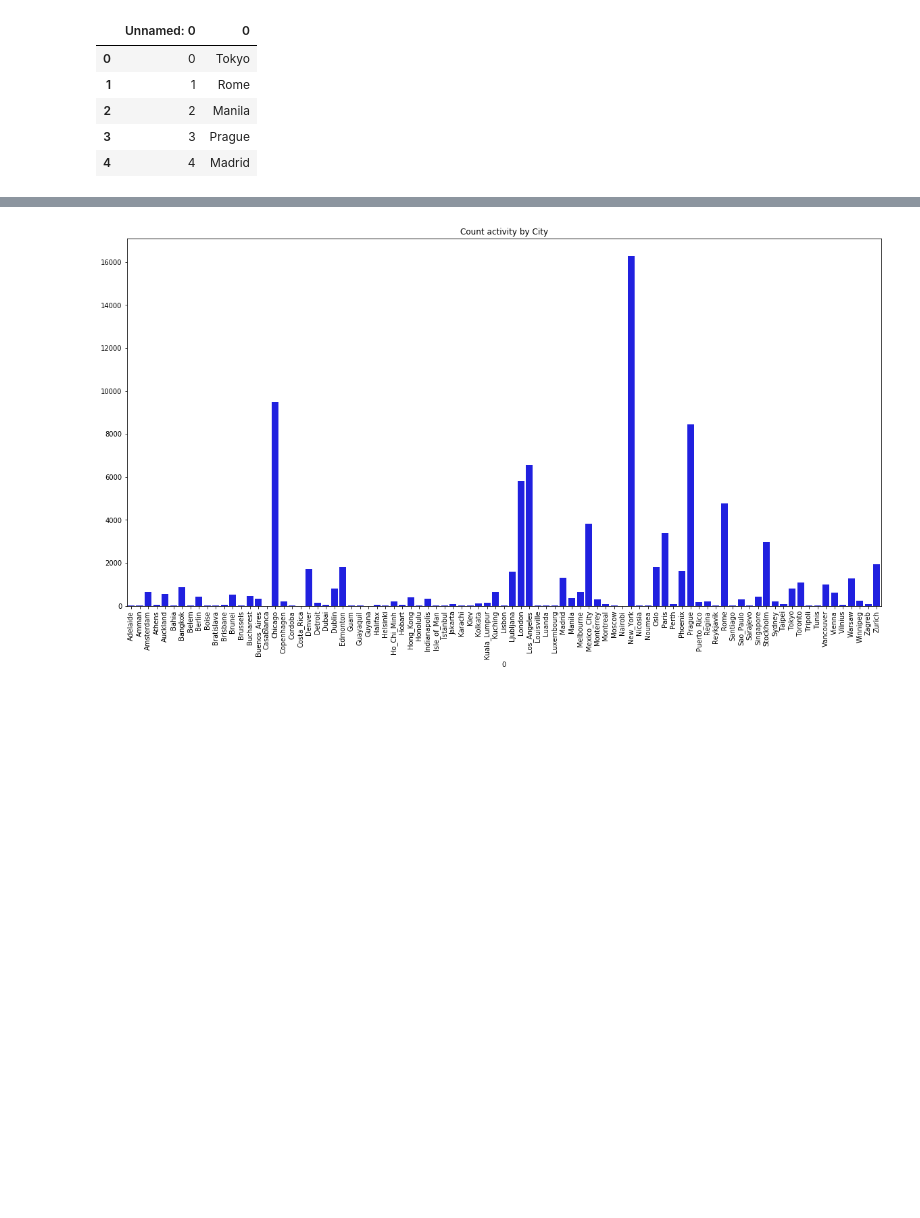
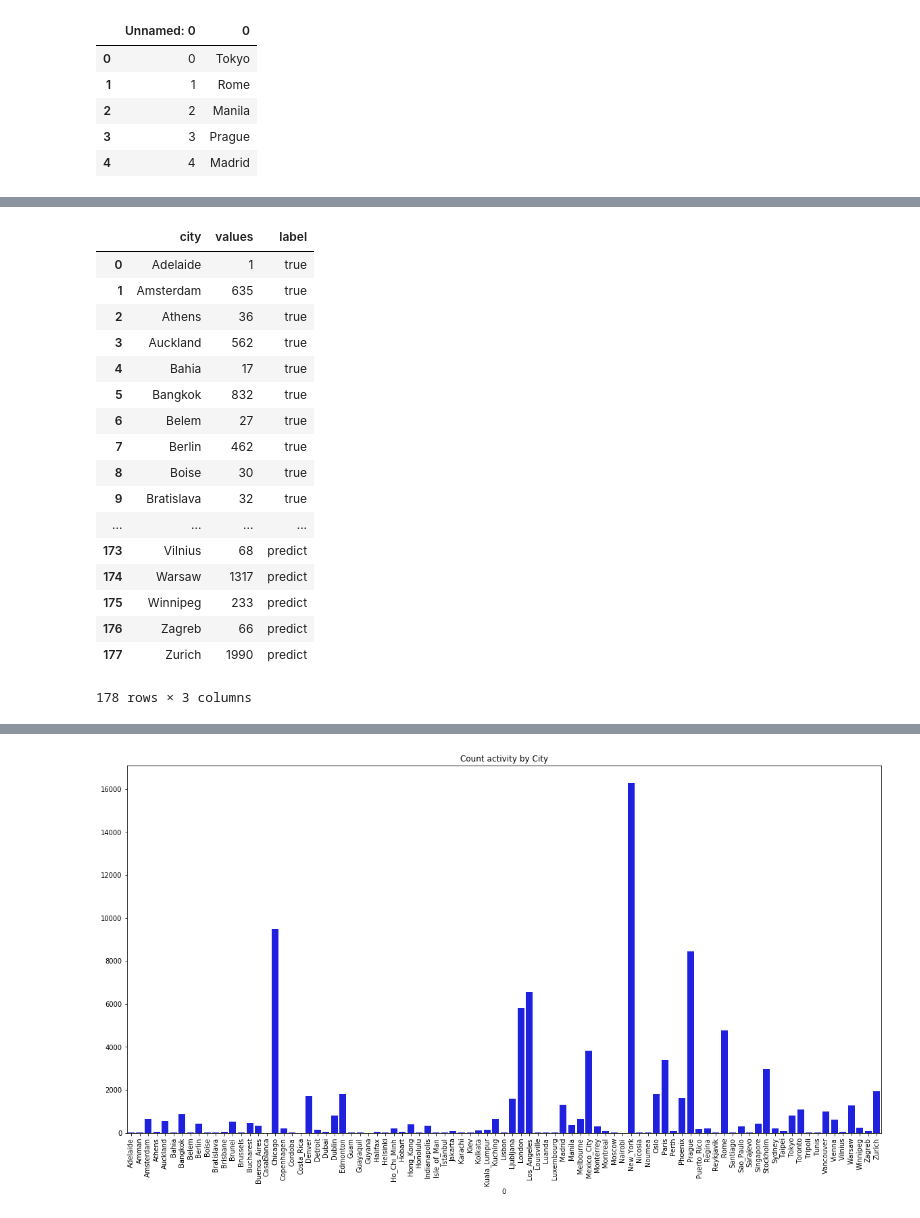
Before and after one commit to tingyuli96/pokemonCatch, a Jupyter notebook: FeatureExtraction/FeatureSelection-Tingyu.ipynb, the cells around one changed output, grey strips where cells are left out. Cells and saved outputs as stored; diff of their text form; code cells hidden in the pictures; blank space fills up the shorter version.

```diff
--- a/FeatureExtraction/FeatureSelection-Tingyu.ipynb
+++ b/FeatureExtraction/FeatureSelection-Tingyu.ipynb
@@ -247,0 +260,11 @@ df_cnt = pd.concat([cnt,label1['label']],axis=1)
+# %%
+# cnt = cnt.to_frame()
+cnt_index = np.expand_dims(np.array(cnt.index),axis=1)
+cnt_values = np.expand_dims(np.array(cnt.values),axis=1)
+print ("cnt_index:len{}\n{}".format(len(cnt_index),cnt_index))
+print ("cnt_values:len()\n{}".format(len(cnt_index),cnt_values))
+label = np.full((len(cnt_index),1),'true')
+cnt_true = np.concatenate((cnt_index,cnt_values,label),axis=1)
+# cnt = np.array(cnt)
+# cnt.reindex(columns={cnt.columns[1]:'value'},inplace=True)
+print(cnt_true)
@@ -248 +318,38 @@ df_cnt = pd.concat([cnt,label1['label']],axis=1)
+# %%
+# print (label1)
+# cnt = cnt
+# cnt.head()
+# cnt = cnt.reindex(columns=list("label"),fill_value=1)
+
+# df_cnt = pd.concat([cnt,label1['label']],axis=1)
+# print(df_cnt)
+# df_cnt
+
+# df_cnt = pd.concat([cnt,cnt_p])
+# df_cnt.head()
+
+cnt_all = np.concatenate((cnt_true,cnt_predict),axis=0)
+cnt_all_df = pd.DataFrame(cnt_all,columns=['city','values','label'])
+cnt_all_df[['values']]= cnt_all_df[['values']].apply(pd.to_numeric)
+cnt_all_df
+# print(type(cnt_all_df['values']))
+# %% [output]
+|  | city | values | label |
+| 0 | Adelaide | 1 | true |
+| 1 | Amsterdam | 635 | true |
+| 2 | Athens | 36 | true |
+| 3 | Auckland | 562 | true |
+| 4 | Bahia | 17 | true |
+| 5 | Bangkok | 832 | true |
+| 6 | Belem | 27 | true |
+| 7 | Berlin | 462 | true |
+| 8 | Boise | 30 | true |
+| 9 | Bratislava | 32 | true |
+| ... | ... | ... | ... |
+| 173 | Vilnius | 68 | predict |
+| 174 | Warsaw | 1317 | predict |
+| 175 | Winnipeg | 233 | predict |
+| 176 | Zagreb | 66 | predict |
+| 177 | Zurich | 1990 | predict |
+178 rows × 3 columns
 # %%
```
Also changed, not shown: parts of 9 cells of this notebook.
